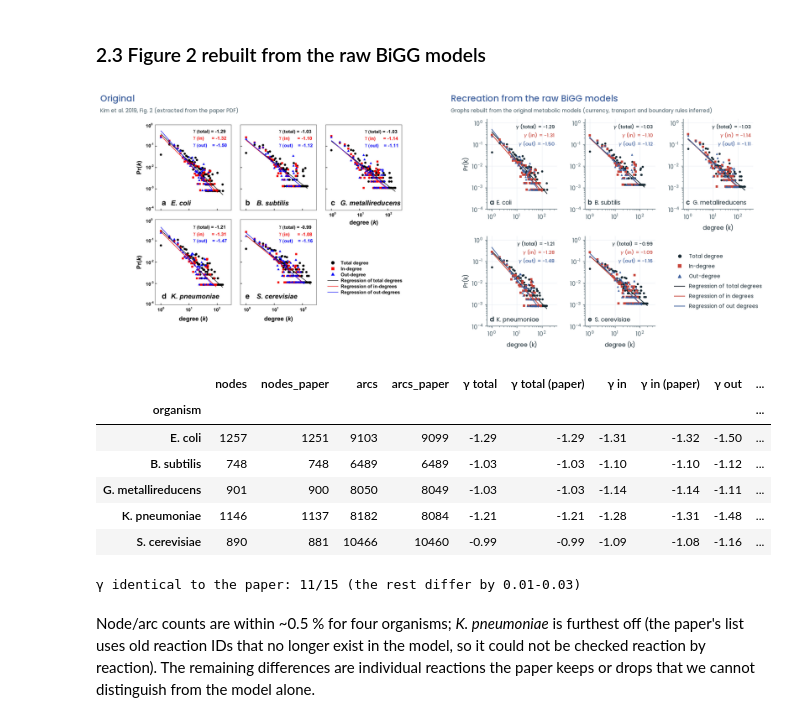
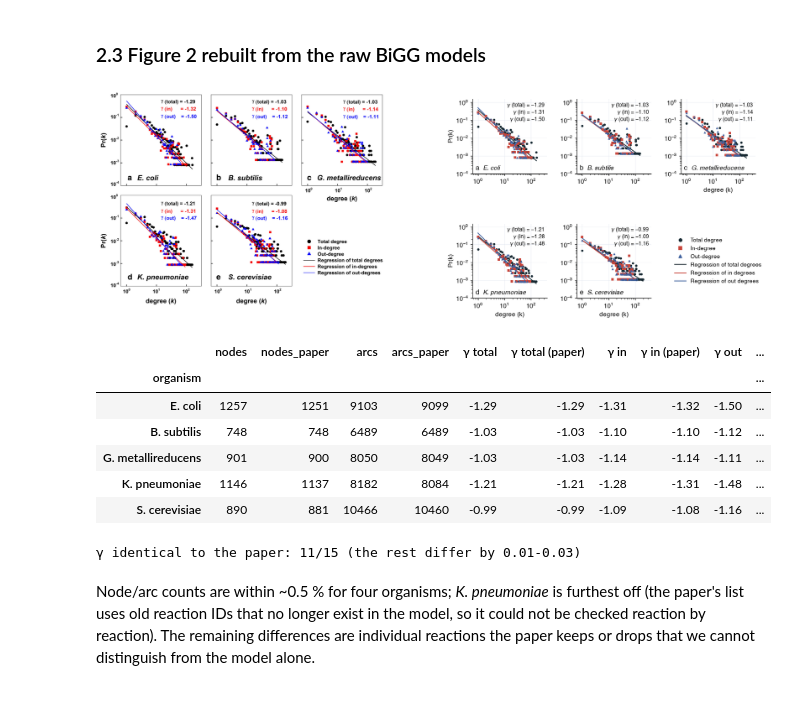
Before and after one commit to lolmomarchal/BMI_206_project, a Jupyter notebook: unified/unified_analysis.ipynb, the cells around one changed output. Saved outputs shown, nothing was run; the diff lists cells and outputs as text; code cells hidden in the pictures.

```diff
--- a/unified/unified_analysis.ipynb
+++ b/unified/unified_analysis.ipynb
@@ -162,26 +154,23 @@ chk = pd.DataFrame(rows).set_index("organism"); chk.to_csv(RES / "02_arc_check_g
 # %%
 rebuilt, raw_deg = {}, {}
 for k in data.KEYS:
     ids, A = graph.build_graph(models[k], graph.RECONSTRUCTION)
     rebuilt[k] = (ids, A); raw_deg[k] = graph.degrees(A)
-fig = P.compare_with_original(
-    raw_deg, "Recreation from the raw BiGG models",
-    "Graphs rebuilt from the original metabolic models (currency, transport and boundary rules inferred)",
-    "", FIG / "03_fig2_from_raw_data.png")
+P.compare_with_original(raw_deg, FIG / "03_fig2_from_raw_data.png")
 plt.show()
 rows = []
 for k in data.KEYS:
     n, a = len(rebuilt[k][0]), int(rebuilt[k][1].sum()); pn, pa = data.PAPER_COUNTS[k]
     row = dict(organism=data.NAME[k], nodes=n, nodes_paper=pn, arcs=a, arcs_paper=pa)
     for kind in data.KIND_ORDER:
         row[f"γ {kind}"] = float(trunc2(R.ols(raw_deg[k][kind]))); row[f"γ {kind} (paper)"] = data.paper_gamma(k, kind)
     rows.append(row)
 raw_tab = pd.DataFrame(rows).set_index("organism"); raw_tab.to_csv(RES / "03_raw_rebuild_vs_paper.csv")
 display(raw_tab)
 same = sum(raw_tab[f"γ {kd}"].iloc[i] == raw_tab[f"γ {kd} (paper)"].iloc[i] for i in range(5) for kd in data.KIND_ORDER)
 print(f"γ identical to the paper: {same}/15 (the rest differ by 0.01-0.03)")
 # %% [output]
-[figure, old version]
+[figure, new version]
 |  | nodes | nodes_paper | arcs | arcs_paper | γ total | γ total (paper) | γ in | γ in (paper) | γ out | ... |
 | organism |  |  |  |  |  |  |  |  |  | ... |
 | E. coli | 1257 | 1251 | 9103 | 9099 | -1.29 | -1.29 | -1.31 | -1.32 | -1.50 | ... |
```
Also changed, not shown: parts of 12 cells of this notebook, 37 other files.
